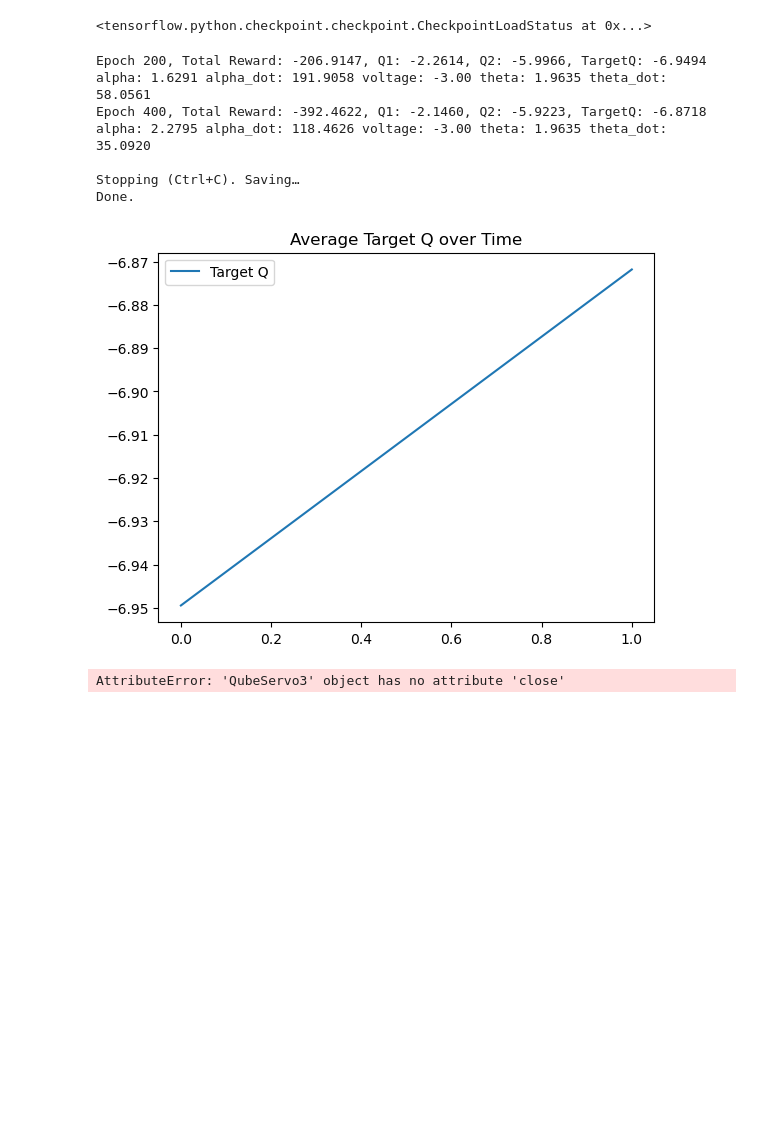
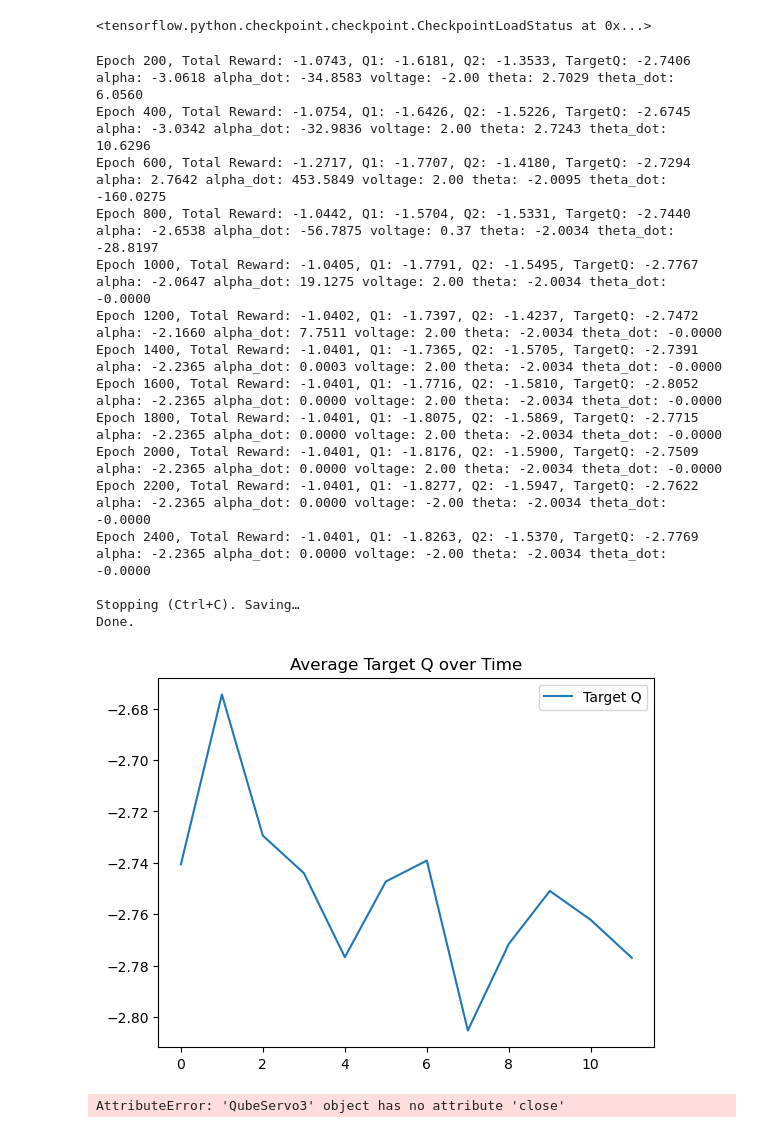
Before and after one commit to Namkhuu/neural-network, a Jupyter notebook: quanser.ipynb, the cells around one changed output. Cells and saved outputs as stored; diff of their text form; code cells hidden in the pictures; blank space fills up the shorter version.

Commit message:
remove clip, training and debugging

```diff
--- a/quanser.ipynb
+++ b/quanser.ipynb
@@ -73,7 +64,7 @@ states_inputs = Input(shape=(state_size,))
 dense = Dense(128, activation='tanh')(states_inputs)
 dense = Dense(128, activation='tanh')(dense)
 outputs = Dense(action_size, activation='tanh')(dense)
-outputs = keras.layers.Lambda(lambda x: x * 3)(outputs)
+outputs = keras.layers.Lambda(lambda x: x * 2.0)(outputs)
 actor_model = Model(inputs=states_inputs, outputs=outputs)
 
 # Critic 1
@@ -170,13 +161,12 @@ step_in_episode = 0
 try:
     with QubeServo3(hardware = 1, pendulum = 1, frequency=10) as board:
         while True:
-            for _ in range(200):  # run at 500 Hz
+            for _ in range(200):
                 avg_q1, avg_q2, avg_target_q = 0.0, 0.0, 0.0
                 step += 1
                 board.read_outputs()
                 theta = board.motorPosition * -1
                 alpha = board.pendulumPosition
-                theta = np.clip(theta, (-5*np.pi)/8, (5*np.pi)/8)
                 alpha = np.mod(alpha, 2*np.pi) - np.pi
 
                 theta_dot, state_theta_dot = ddt_filter(theta, state_theta_dot, 50, 1/frequency)
@@ -185,15 +175,14 @@ try:
                 state = np.array([theta, theta_dot, alpha, alpha_dot], dtype=np.float32)
 
                 action = actor_model(tf.convert_to_tensor([state], dtype=tf.float32)).numpy()[0]
-                action = action + np.random.normal(0, 0.2, size=action_size)  # Add exploration noise
-                action = np.clip(action, -2, 2)
+                # action = action + np.random.normal(0, 0.2, size=action_size)  # Add exploration noise
+                # action = np.clip(action, -2, 2)
                 board.write_voltage(action)
 
                 board.read_outputs()
                 next_theta = board.motorPosition * -1
                 next_alpha = board.pendulumPosition
                 next_alpha = np.mod(next_alpha, 2*np.pi) - np.pi
-                next_theta = np.clip(next_theta, (-5*np.pi)/8, (5*np.pi)/8)
                 next_theta_dot, state_theta_dot = ddt_filter(next_theta, state_theta_dot, 50, 1/frequency)
                 next_alpha_dot, state_alpha_dot = ddt_filter(next_alpha, state_alpha_dot, 100, 1/frequency)
                 next_state = np.array([next_theta, next_theta_dot, next_alpha, next_alpha_dot], dtype=np.float32)
@@ -213,7 +202,7 @@ try:
                     w_alpha_dot * (alpha_dot**2) +
                     w_u * (action**2) +
                     w_du * (delta_u**2)
-                )/100)
+                )/1000)
                 prev_action = action.copy()
                 reward = float(reward)
                 total_reward += reward
@@ -230,14 +219,15 @@ try:
                 dones = tf.convert_to_tensor(dones, dtype=tf.float32)
 
                 # add clipped noise to target action
-                noise = np.random.normal(0, 0.2, size=actions.shape)
+                noise = tf.random.normal(shape=tf.shape(actions), mean=0.0, stddev=0.2, dtype=tf.float32)
                 next_actions = target_actor(next_states) + noise
-                next_actions = tf.clip_by_value(next_actions, -2, 2)  # Pendulum action bounds
+                next_actions = tf.clip_by_value(next_actions, -2.0, 2.0)
 
                 # Compute target Q-values with both critics
                 target1 = tf.squeeze(target_critic1([next_states, next_actions]), axis=1)
                 target2 = tf.squeeze(target_critic2([next_states, next_actions]), axis=1)
                 target_q = rewards + gamma * (1 - dones) * tf.minimum(target1, target2)
+                target_q = tf.expand_dims(target_q, axis=1)  # shape (batch,1)
 
                 with tf.GradientTape() as tape_critic1, tf.GradientTape() as tape_critic2:
                     q1 = critic_model1([states, actions], training=True)
@@ -269,44 +259,47 @@ try:
                     soft_update(target_actor.variables, actor_model.variables, tau=0.005)
                     soft_update(target_critic1.variables, critic_model1.variables, tau=0.005)
                     soft_update(target_critic2.variables, critic_model2.variables, tau=0.005)
 
             history.append(total_reward)
             if step % 1 == 0:
                 avg_q.append(avg_target_q)
-                print(f"Epoch {step}, Total Reward: {float(total_reward):.4f}, "
+                print(f"Epoch {step}, Total Reward: {float(reward):.4f}, "
                 f"Q1: {avg_q1:.4f}, Q2: {avg_q2:.4f}, TargetQ: {avg_target_q:.4f}",
                 f"alpha: {alpha:.4f}", f"alpha_dot: {alpha_dot:.4f}",
                 f"voltage: {np.array(action).reshape(-1)[0]:.2f}",
                 f"theta: {theta:.4f}", f"theta_dot: {theta_dot:.4f}")
-
-            if step_in_episode >= episode_length:
-                print("Resetting episode...")
-                board.write_voltage(0.0)   # stop motor
-                time.sleep(5.0)            # wait for pendulum to settle down
-                step_in_episode = 0        # reset counter
-
 except KeyboardInterrupt:
     print("\nStopping (Ctrl+C). Saving…")
 finally:
     # save weights (use .save_weights if you prefer checkpoint style)
     actor_model.save_weights("saves/quanser/actor_model.weights.h5")
     critic_model1.save_weights("saves/quanser/critic_model1.weights.h5")
     critic_model2.save_weights("saves/quanser/critic_model2.weights.h5")
     ckpt = tf.train.Checkpoint(actor_optimizer=actor_optimizer,
                            critic_optimizer1=critic_optimizer1,
                            critic_optimizer2=critic_optimizer2)
     ckpt.save("saves/quanser/optimizers_ckpt/ckpt")
     plt.title("Average Target Q over Time")
     plt.plot(avg_q, label='Target Q')
     plt.legend()
     print("Done.")
 # %% [output]
-Epoch 200, Total Reward: -206.9147, Q1: -2.2614, Q2: -5.9966, TargetQ: -6.9494 alpha: 1.6291 alpha_dot: 191.9058 voltage: -3.00 theta: 1.9635 theta_dot: 58.0561
-Epoch 400, Total Reward: -392.4622, Q1: -2.1460, Q2: -5.9223, TargetQ: -6.8718 alpha: 2.2795 alpha_dot: 118.4626 voltage: -3.00 theta: 1.9635 theta_dot: 35.0920
+Epoch 200, Total Reward: -1.0743, Q1: -1.6181, Q2: -1.3533, TargetQ: -2.7406 alpha: -3.0618 alpha_dot: -34.8583 voltage: -2.00 theta: 2.7029 theta_dot: 6.0560
+Epoch 400, Total Reward: -1.0754, Q1: -1.6426, Q2: -1.5226, TargetQ: -2.6745 alpha: -3.0342 alpha_dot: -32.9836 voltage: 2.00 theta: 2.7243 theta_dot: 10.6296
+Epoch 600, Total Reward: -1.2717, Q1: -1.7707, Q2: -1.4180, TargetQ: -2.7294 alpha: 2.7642 alpha_dot: 453.5849 voltage: 2.00 theta: -2.0095 theta_dot: -160.0275
+Epoch 800, Total Reward: -1.0442, Q1: -1.5704, Q2: -1.5331, TargetQ: -2.7440 alpha: -2.6538 alpha_dot: -56.7875 voltage: 0.37 theta: -2.0034 theta_dot: -28.8197
+Epoch 1000, Total Reward: -1.0405, Q1: -1.7791, Q2: -1.5495, TargetQ: -2.7767 alpha: -2.0647 alpha_dot: 19.1275 voltage: 2.00 theta: -2.0034 theta_dot: -0.0000
+Epoch 1200, Total Reward: -1.0402, Q1: -1.7397, Q2: -1.4237, TargetQ: -2.7472 alpha: -2.1660 alpha_dot: 7.7511 voltage: 2.00 theta: -2.0034 theta_dot: -0.0000
+Epoch 1400, Total Reward: -1.0401, Q1: -1.7365, Q2: -1.5705, TargetQ: -2.7391 alpha: -2.2365 alpha_dot: 0.0003 voltage: 2.00 theta: -2.0034 theta_dot: -0.0000
+Epoch 1600, Total Reward: -1.0401, Q1: -1.7716, Q2: -1.5810, TargetQ: -2.8052 alpha: -2.2365 alpha_dot: 0.0000 voltage: 2.00 theta: -2.0034 theta_dot: -0.0000
+Epoch 1800, Total Reward: -1.0401, Q1: -1.8075, Q2: -1.5869, TargetQ: -2.7715 alpha: -2.2365 alpha_dot: 0.0000 voltage: 2.00 theta: -2.0034 theta_dot: -0.0000
+Epoch 2000, Total Reward: -1.0401, Q1: -1.8176, Q2: -1.5900, TargetQ: -2.7509 alpha: -2.2365 alpha_dot: 0.0000 voltage: 2.00 theta: -2.0034 theta_dot: -0.0000
+Epoch 2200, Total Reward: -1.0401, Q1: -1.8277, Q2: -1.5947, TargetQ: -2.7622 alpha: -2.2365 alpha_dot: 0.0000 voltage: -2.00 theta: -2.0034 theta_dot: -0.0000
+Epoch 2400, Total Reward: -1.0401, Q1: -1.8263, Q2: -1.5370, TargetQ: -2.7769 alpha: -2.2365 alpha_dot: 0.0000 voltage: -2.00 theta: -2.0034 theta_dot: -0.0000
 
 Stopping (Ctrl+C). Saving…
 Done.
-[figure, old version]
+[figure, new version]
 # %%
 # batch_size = 32
 # history = []
```
Also changed, not shown: parts of 1 cell of this notebook, 5 other files.
